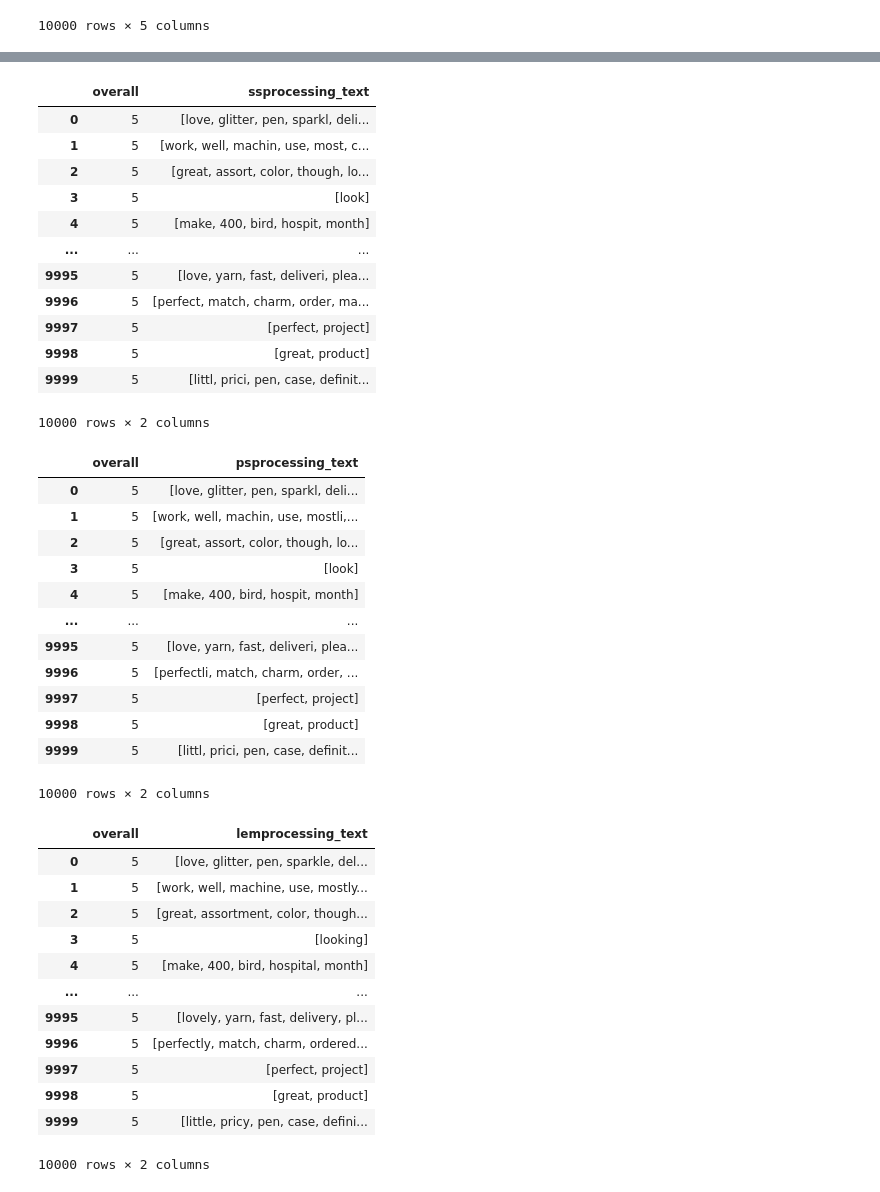
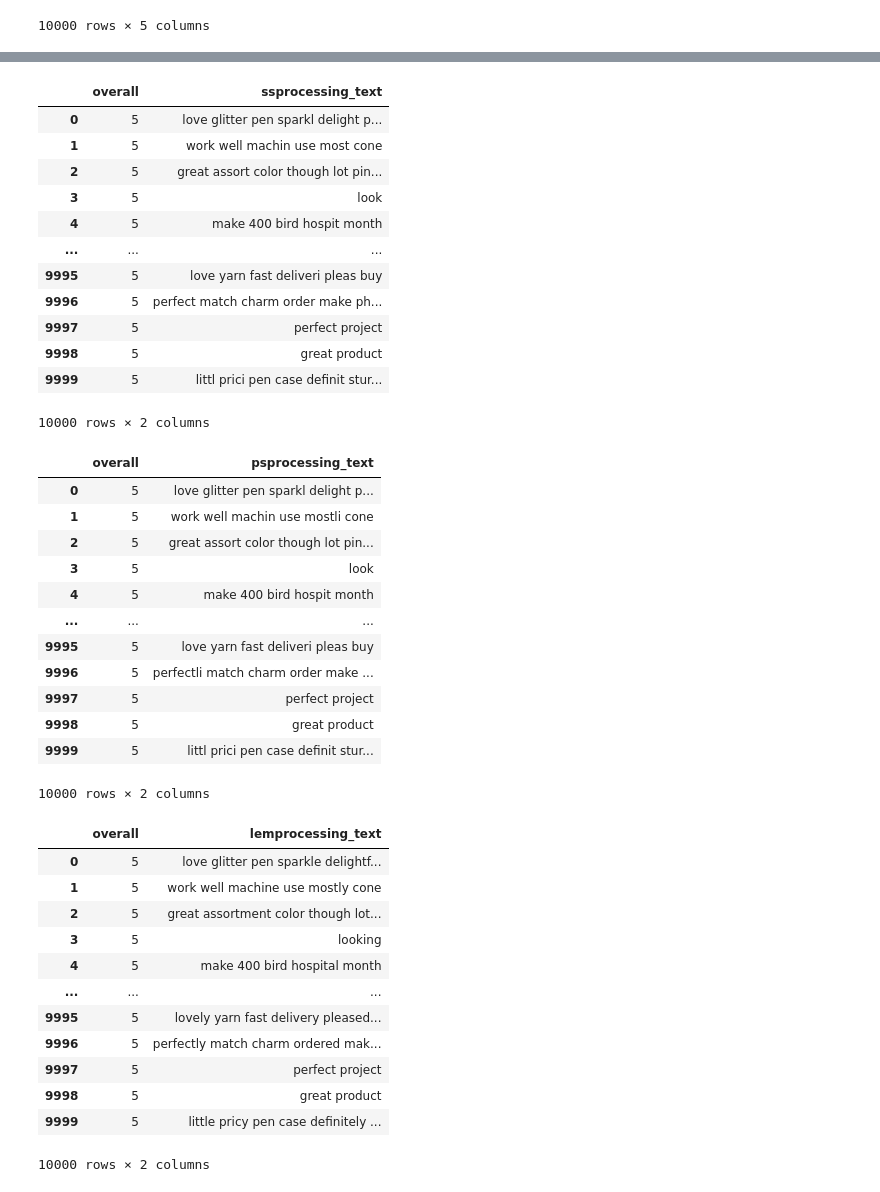
Before and after one commit to farheenfab/AppliedText_CW2, a Jupyter notebook: lstm_model.ipynb, the cells around one changed output, grey strips where cells are left out. Saved outputs shown, nothing was run; the diff lists cells and outputs as text; code cells hidden in the pictures.

```diff
--- a/lstm_model.ipynb
+++ b/lstm_model.ipynb
@@ -146,51 +132,51 @@ tokenized_df
 # %%
-train_df_ss = tokenized_df[['overall', 'ssprocessing_text']].copy()
+train_df_ss = train_df[['overall', 'ssprocessing_text']].copy()
 train_df_ss
 # %% [output]
 |  | overall | ssprocessing_text |
-| 0 | 5 | [love, glitter, pen, sparkl, deli... |
-| 1 | 5 | [work, well, machin, use, most, c... |
-| 2 | 5 | [great, assort, color, though, lo... |
-| 3 | 5 | [look] |
-| 4 | 5 | [make, 400, bird, hospit, month] |
+| 0 | 5 | love glitter pen sparkl delight p... |
+| 1 | 5 | work well machin use most cone |
+| 2 | 5 | great assort color though lot pin... |
+| 3 | 5 | look |
+| 4 | 5 | make 400 bird hospit month |
 | ... | ... | ... |
-| 9995 | 5 | [love, yarn, fast, deliveri, plea... |
-| 9996 | 5 | [perfect, match, charm, order, ma... |
-| 9997 | 5 | [perfect, project] |
-| 9998 | 5 | [great, product] |
-| 9999 | 5 | [littl, prici, pen, case, definit... |
+| 9995 | 5 | love yarn fast deliveri pleas buy |
+| 9996 | 5 | perfect match charm order make ph... |
+| 9997 | 5 | perfect project |
+| 9998 | 5 | great product |
+| 9999 | 5 | littl prici pen case definit stur... |
 10000 rows × 2 columns
 # %%
-train_df_ps = tokenized_df[['overall', 'psprocessing_text']].copy()
+train_df_ps = train_df[['overall', 'psprocessing_text']].copy()
 train_df_ps
 # %% [output]
 |  | overall | psprocessing_text |
-| 0 | 5 | [love, glitter, pen, sparkl, deli... |
-| 1 | 5 | [work, well, machin, use, mostli,... |
-| 2 | 5 | [great, assort, color, though, lo... |
-| 3 | 5 | [look] |
-| 4 | 5 | [make, 400, bird, hospit, month] |
+| 0 | 5 | love glitter pen sparkl delight p... |
+| 1 | 5 | work well machin use mostli cone |
+| 2 | 5 | great assort color though lot pin... |
+| 3 | 5 | look |
+| 4 | 5 | make 400 bird hospit month |
 | ... | ... | ... |
-| 9995 | 5 | [love, yarn, fast, deliveri, plea... |
-| 9996 | 5 | [perfectli, match, charm, order, ... |
-| 9997 | 5 | [perfect, project] |
-| 9998 | 5 | [great, product] |
-| 9999 | 5 | [littl, prici, pen, case, definit... |
+| 9995 | 5 | love yarn fast deliveri pleas buy |
+| 9996 | 5 | perfectli match charm order make ... |
+| 9997 | 5 | perfect project |
+| 9998 | 5 | great product |
+| 9999 | 5 | littl prici pen case definit stur... |
 10000 rows × 2 columns
 # %%
-train_df_lem = tokenized_df[['overall', 'lemprocessing_text']].copy()
+train_df_lem = train_df[['overall', 'lemprocessing_text']].copy()
 train_df_lem
 # %% [output]
 |  | overall | lemprocessing_text |
-| 0 | 5 | [love, glitter, pen, sparkle, del... |
-| 1 | 5 | [work, well, machine, use, mostly... |
-| 2 | 5 | [great, assortment, color, though... |
-| 3 | 5 | [looking] |
-| 4 | 5 | [make, 400, bird, hospital, month] |
+| 0 | 5 | love glitter pen sparkle delightf... |
+| 1 | 5 | work well machine use mostly cone |
+| 2 | 5 | great assortment color though lot... |
+| 3 | 5 | looking |
+| 4 | 5 | make 400 bird hospital month |
 | ... | ... | ... |
-| 9995 | 5 | [lovely, yarn, fast, delivery, pl... |
-| 9996 | 5 | [perfectly, match, charm, ordered... |
-| 9997 | 5 | [perfect, project] |
-| 9998 | 5 | [great, product] |
-| 9999 | 5 | [little, pricy, pen, case, defini... |
+| 9995 | 5 | lovely yarn fast delivery pleased... |
+| 9996 | 5 | perfectly match charm ordered mak... |
+| 9997 | 5 | perfect project |
+| 9998 | 5 | great product |
+| 9999 | 5 | little pricy pen case definitely ... |
 10000 rows × 2 columns
```
Also changed, not shown: parts of 6 cells of this notebook.
